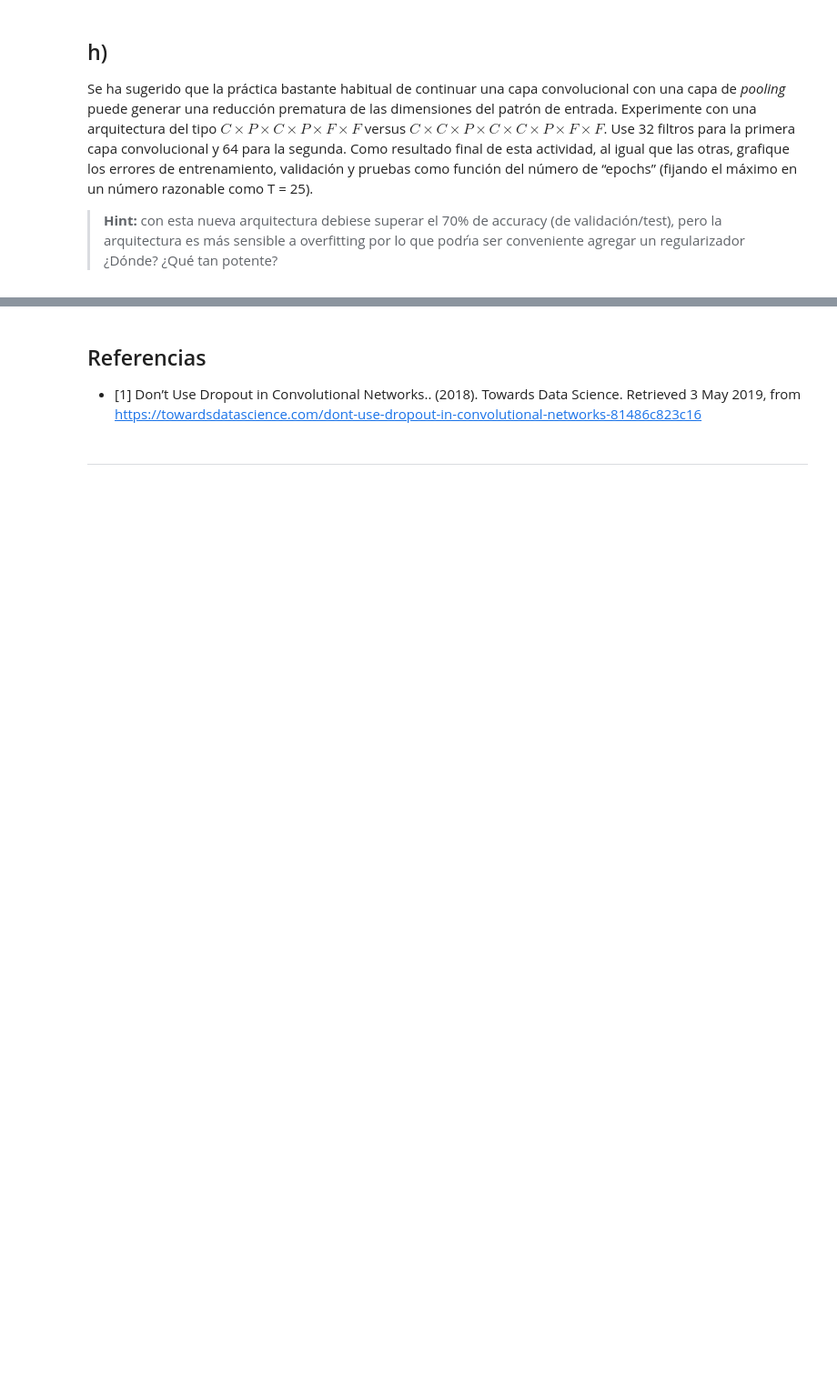
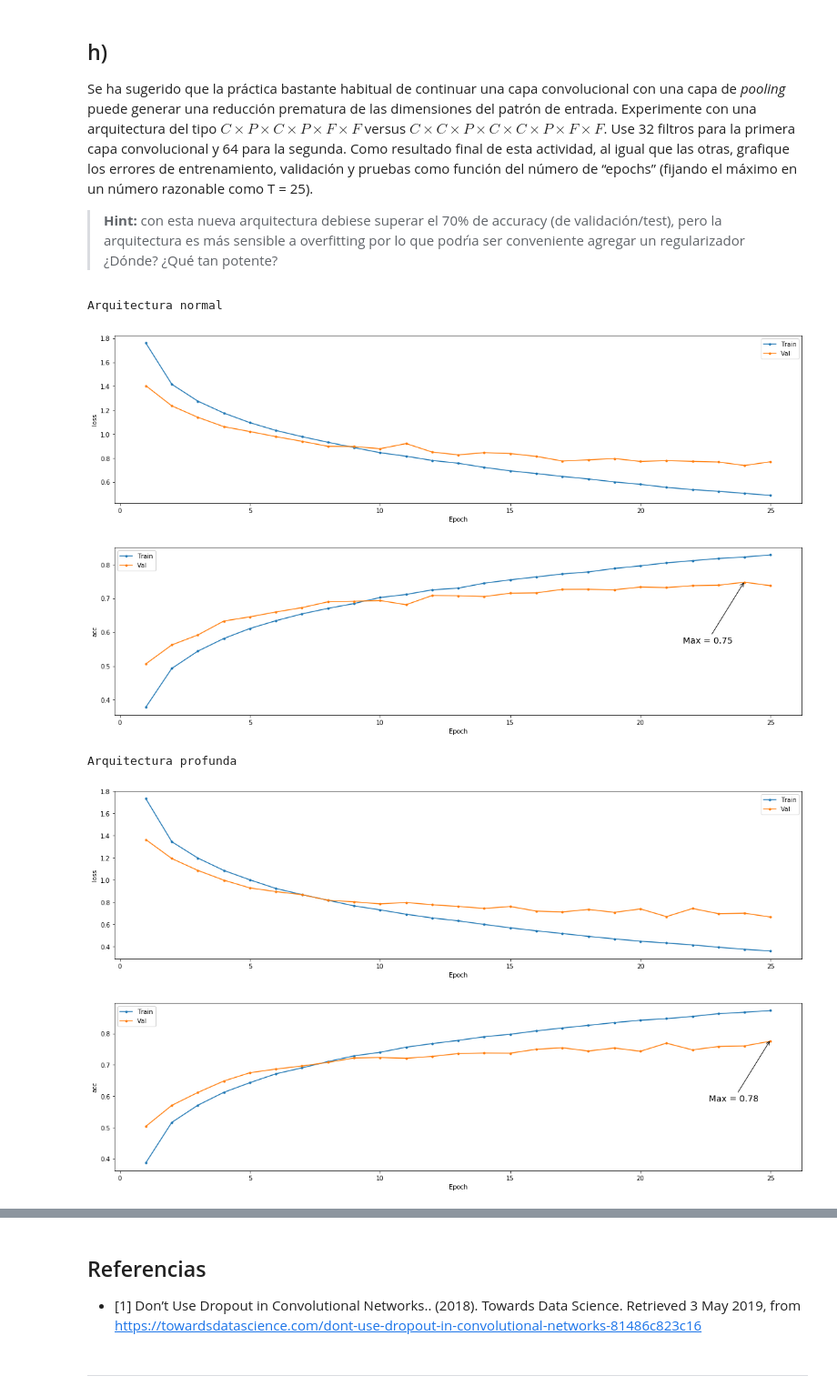
Before and after one commit to Umauro/ANN-T1, a Jupyter notebook: Pregunta 3.ipynb, the cells around one changed output, grey strips where cells are left out. Shown: that part at 91% size. Cells and saved outputs as stored; diff of their text form; code cells hidden in the pictures; blank space fills up the shorter version.

```diff
--- a/Pregunta 3.ipynb
+++ b/Pregunta 3.ipynb
@@ -293,0 +368,23 @@ Se ha sugerido que la práctica bastante habitual de continuar una capa convoluc
+# %%
+model_h_1 = get_ann_h_1_model()
+model_h_1.compile(optimizer = rmsprop(lr=1e-4, decay=1e-6), loss='categorical_crossentropy', metrics=['acc'])
+history_h_1 = model_h_1.fit(Xnorm_train, y_train, epochs=25, batch_size=150, verbose=0, validation_data=(Xnorm_val,y_val))
+# %%
+model_h_2 = get_ann_h_2_model()
+model_h_2.compile(optimizer = rmsprop(lr=1e-4, decay=1e-6), loss='categorical_crossentropy', metrics=['acc'])
+history_h_2 = model_h_2.fit(Xnorm_train, y_train, epochs=25, batch_size=150, verbose=0, validation_data=(Xnorm_val,y_val))
+# %%
+print("Arquitectura normal")
+chart_metric(history_h_1, "loss", 25)
+chart_metric(history_h_1, "acc", 25)
+
+print("Arquitectura profunda")
+chart_metric(history_h_2, "loss", 25)
+chart_metric(history_h_2, "acc", 25)
+# %% [output]
+Arquitectura normal
+[figure, added]
+[figure, added]
+Arquitectura profunda
+[figure, added]
+[figure, added]
```
Also changed, not shown: parts of 12 cells of this notebook.
